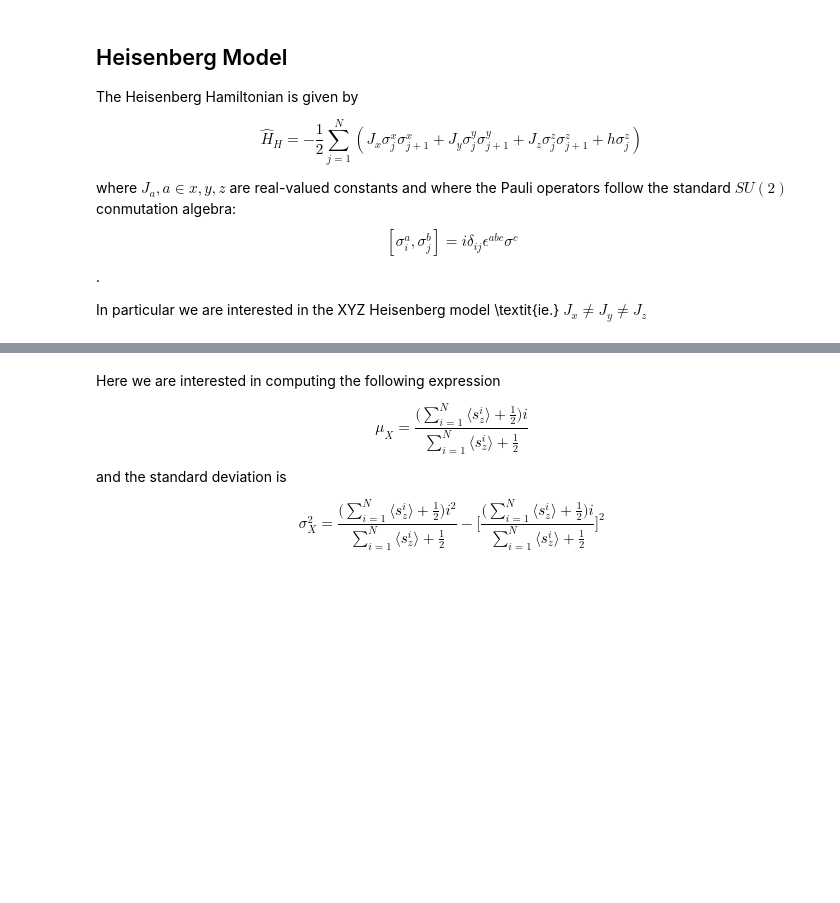
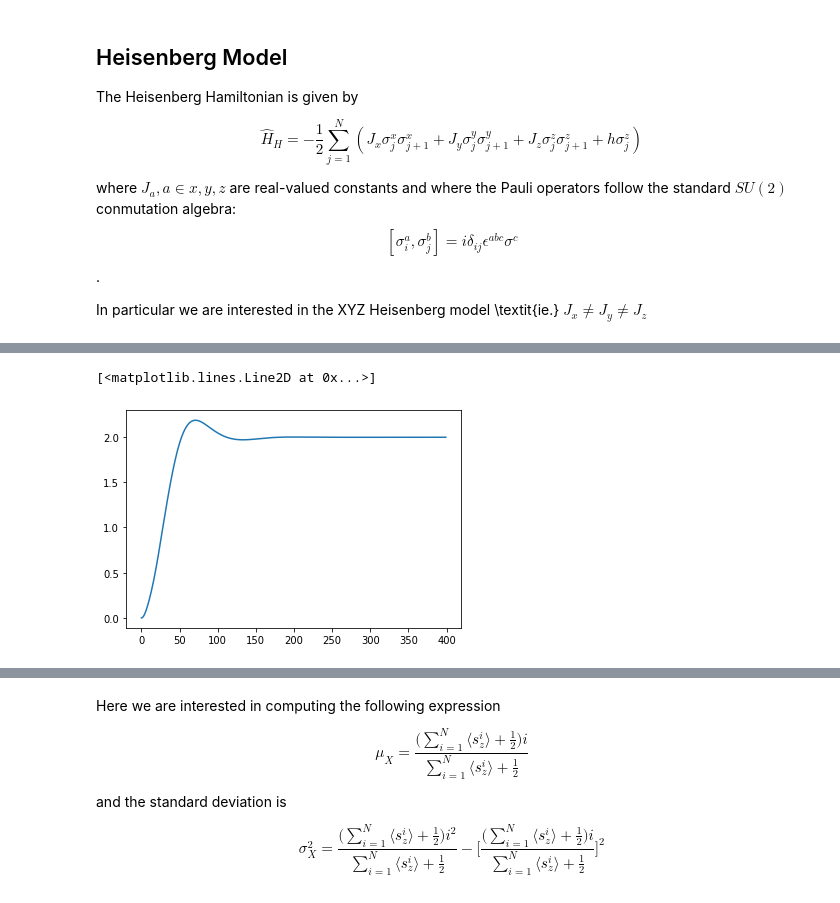
Before and after one commit to tomi-cuentitas/Spin-Chains-, a Jupyter notebook: Heisenberg_Model_Wave_packet_Last_Build_Qutip.ipynb, the cells around one changed output, grey strips where cells are left out. Cells and saved outputs as stored; diff of their text form; code cells hidden in the pictures; blank space fills up the shorter version.

```diff
--- a/Heisenberg_Model_Wave_packet_Last_Build_Qutip.ipynb
+++ b/Heisenberg_Model_Wave_packet_Last_Build_Qutip.ipynb
@@ -24,7 +46,7 @@ N = 5            # número de spines
 h  = 1.0 * 2 * np.pi * np.ones(N)
 Jz = 0.1 * 2 * np.pi * np.ones(N)
 Jx = 0.15 * 2 * np.pi * np.ones(N)
-Jy = 0.2 * 2 * np.pi * np.ones(N)
+Jy = 0.25 * 2 * np.pi * np.ones(N)
 # %%
 def hamiltonian(N, Jx, Jy, Jz, h, psi0, tlist, gamma, solver):
 
@@ -93,6 +115,14 @@ for n in range(2):
     psi_list.append(basis(2,0))
 psi0 = tensor(psi_list)
 
-tlist = np.linspace(0, 0.1, 400)
+tlist = np.linspace(0, 10, 400)
 
 sz_expt = hamiltonian(N, Jx, Jy, Jz, h, psi0, tlist, gamma, solver)
+# %%
+norma=sum(.5*(1-sz_expt[i]) for i in range(5))
+xmu=sum(.5*(1-sz_expt[i])*i for i in range(5))/norma
+xmusq=sum(.5*(1-sz_expt[i])*i**2 for i in range(5))/norma-xmu**2
+plt.plot(xmusq)
+# %% [output]
+[<matplotlib.lines.Line2D at 0x...>]
+[figure, added]
```
Also changed, not shown: parts of 3 cells of this notebook.
